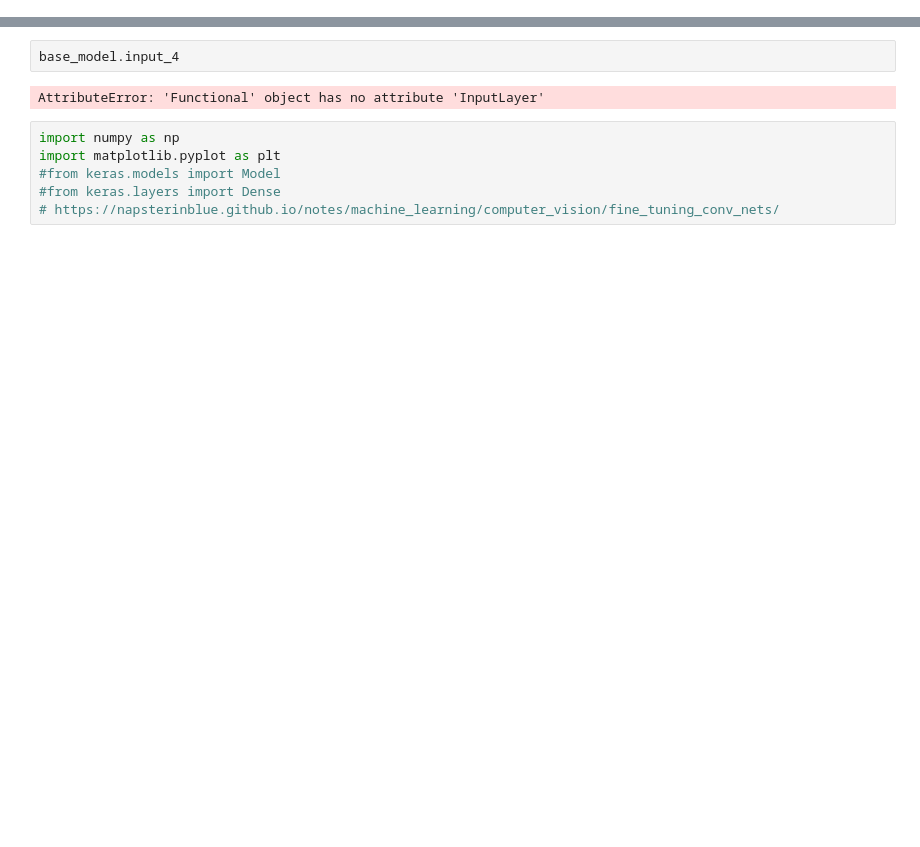
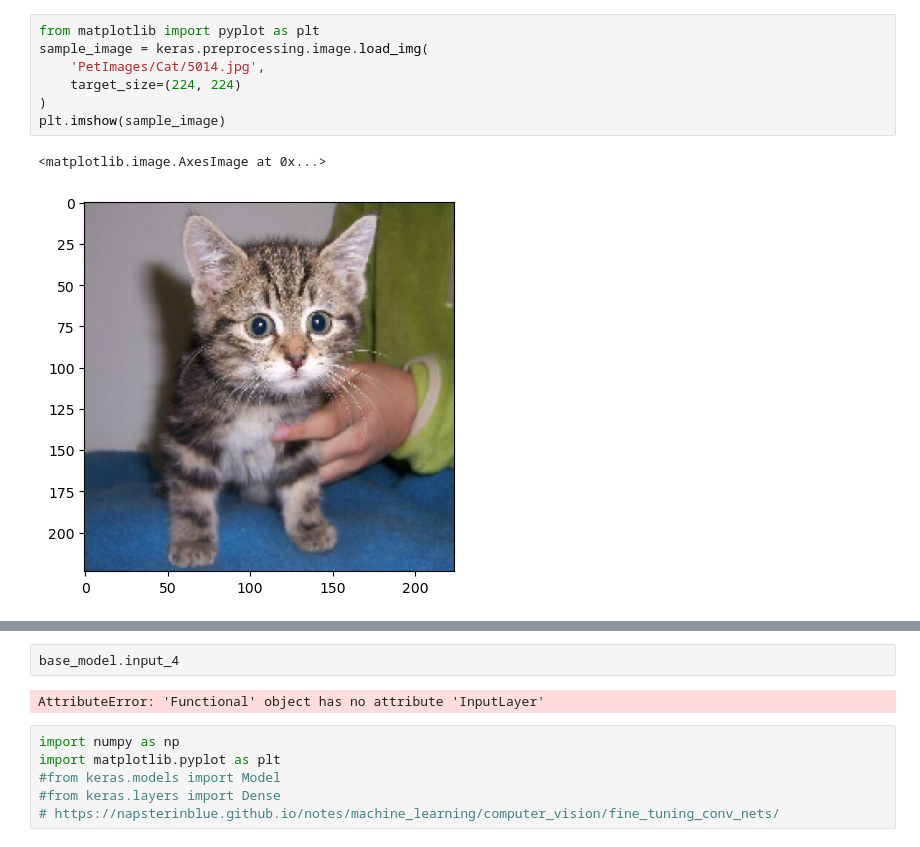
Before and after one commit to dnncamargo/ml-lab, a Jupyter notebook: hello_ds/hello.ipynb, the cells around one changed output, grey strips where cells are left out. Drawn from its saved outputs; the diff is of its cells as text; blank space fills up the shorter version.

```diff
--- a/hello_ds/hello.ipynb
+++ b/hello_ds/hello.ipynb
@@ -8,0 +33,10 @@ print(keras.__version__)
+# %%
+from matplotlib import pyplot as plt
+sample_image = keras.preprocessing.image.load_img(
+    'PetImages/Cat/5014.jpg',
+    target_size=(224, 224)
+)
+plt.imshow(sample_image)
+# %% [output]
+<matplotlib.image.AxesImage at 0x...>
+[figure, added]
```
Also changed, not shown: parts of 10 cells of this notebook, 1 other file.
